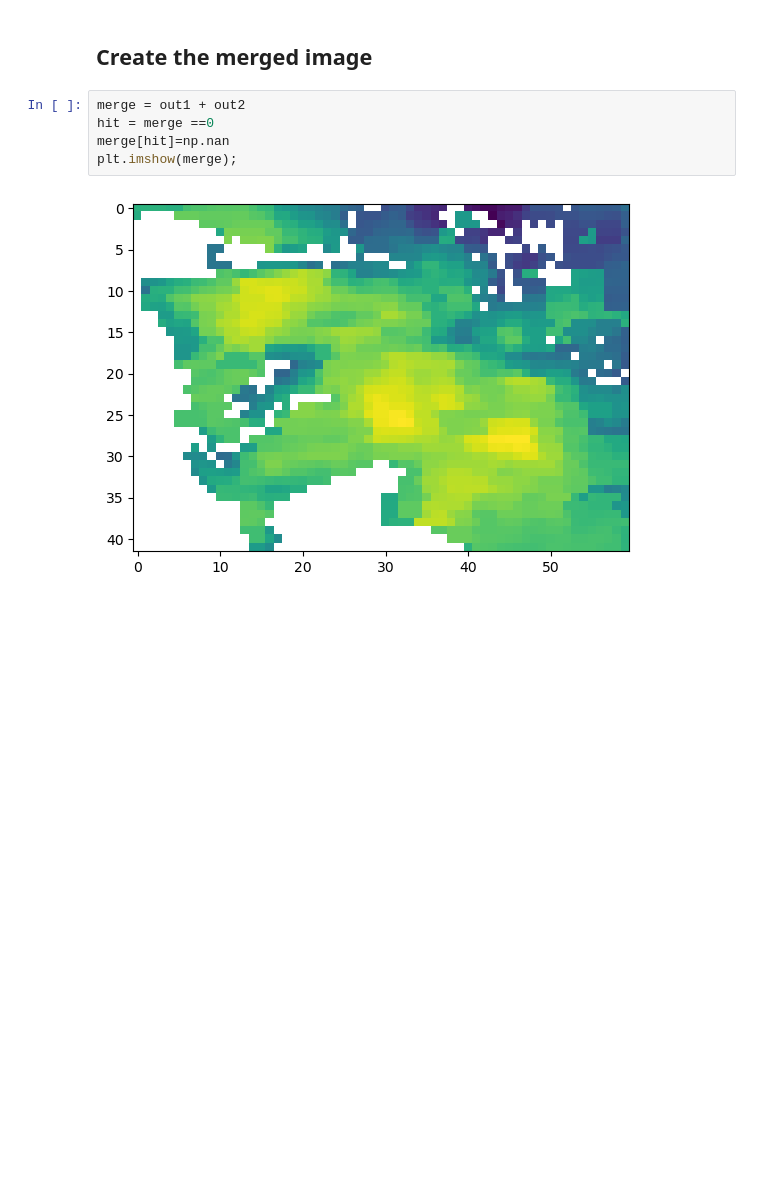
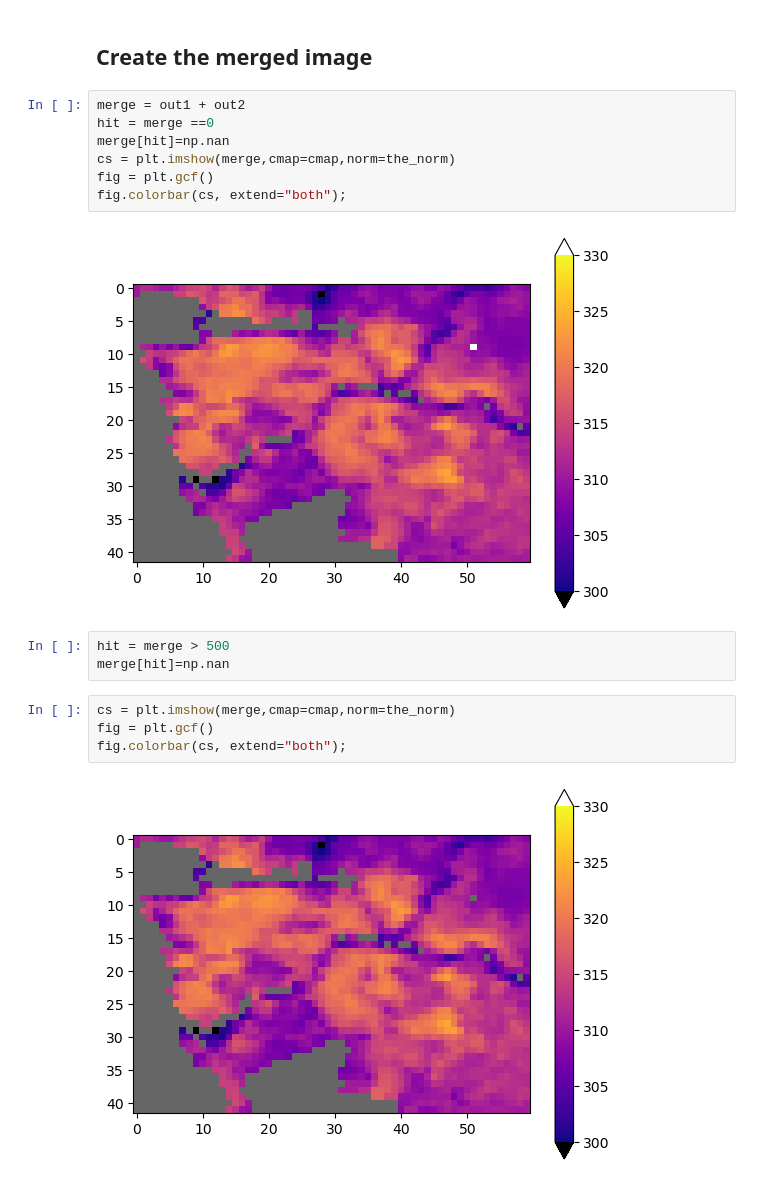
Before and after one commit to phaustin/a448_2024, a Jupyter notebook: notebooks/resample.ipynb, the cells around one changed output. Cells and saved outputs as stored; diff of their text form; blank space fills up the shorter version.

```diff
--- a/notebooks/resample.ipynb
+++ b/notebooks/resample.ipynb
@@ -209,6 +230,17 @@ plt.imshow(out2)
 merge = out1 + out2
 hit = merge ==0
 merge[hit]=np.nan
-plt.imshow(merge);
+cs = plt.imshow(merge,cmap=cmap,norm=the_norm)
+fig = plt.gcf()
+fig.colorbar(cs, extend="both");
 # %% [output]
-[figure, old version]
+[figure, new version]
+# %%
+hit = merge > 500
+merge[hit]=np.nan
+# %%
+cs = plt.imshow(merge,cmap=cmap,norm=the_norm)
+fig = plt.gcf()
+fig.colorbar(cs, extend="both");
+# %% [output]
+[figure, added]
```
Also changed, not shown: parts of 5 cells of this notebook, 1 other file.
